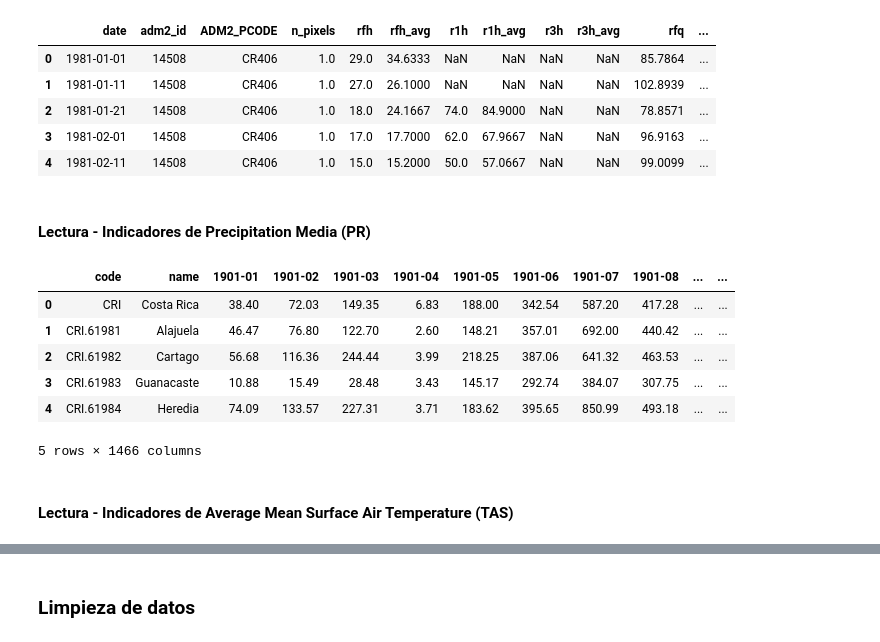
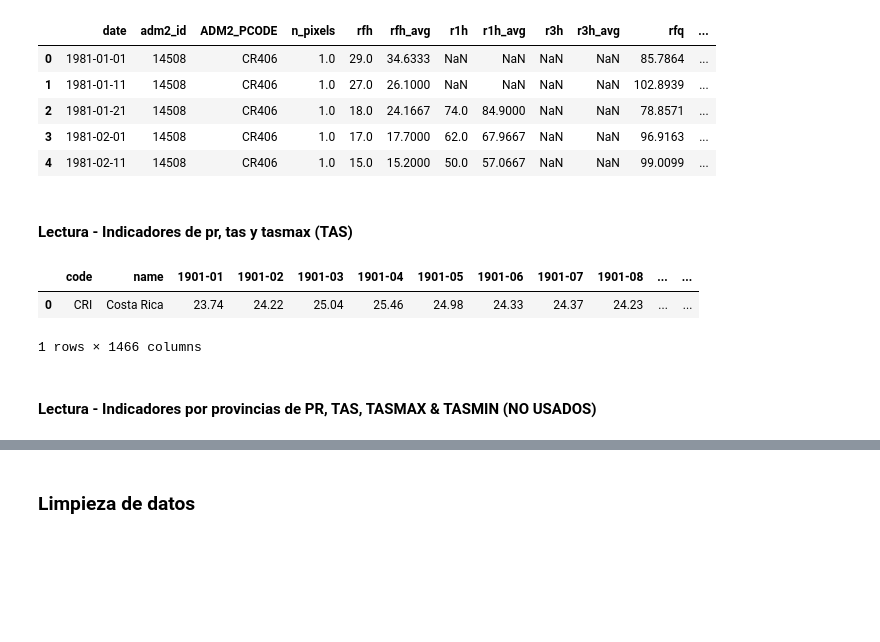
Before and after one commit to jalmengor/experimental-design-project, a Jupyter notebook: experimento.ipynb, the cells around one changed output, grey strips where cells are left out. Saved outputs shown, nothing was run; the diff lists cells and outputs as text; code cells hidden in the pictures; blank space fills up the shorter version.

Commit message:
limpieza de datos para el indicador tas

```diff
--- a/experimento.ipynb
+++ b/experimento.ipynb
@@ -124,21 +124,25 @@ df_rainfall_all.head()
 | 2 | 1981-01-21 | 14508 | CR406 | 1.0 | 18.0 | 24.1667 | 74.0 | 84.9000 | NaN | NaN | 78.8571 | ... |
 | 3 | 1981-02-01 | 14508 | CR406 | 1.0 | 17.0 | 17.7000 | 62.0 | 67.9667 | NaN | NaN | 96.9163 | ... |
 | 4 | 1981-02-11 | 14508 | CR406 | 1.0 | 15.0 | 15.2000 | 50.0 | 57.0667 | NaN | NaN | 99.0099 | ... |
+# %% [markdown]
+#### Lectura - Indicadores de pr, tas y tasmax (TAS)
+# %%
+# Indicadores pr, tas y tasmax para costa rica por mes y año
+# https://cckpapi.worldbank.org/cckp/v1/cru-x0.5_timeseries_pr,tas,tasmax_timeseries_annual,monthly_1901-2022_mean_historical_cru_ts4.07_mean/CRI?_format=json
+
+# Precipitation media (PR)
+# Average Mean Surface Air Temperature (TAS)
+# Average Maximum Surface Air Temperature (TASMAX)
+
+
+df_tas_annual_all = pd.read_excel('data/pr,tas,tasmax_timeseries_annual,monthly_1901-2022_mean_historical.xlsx', sheet_name='tas_annual')
+df_tas_monthly_all = pd.read_excel('data/pr,tas,tasmax_timeseries_annual,monthly_1901-2022_mean_historical.xlsx', sheet_name='tas_monthly')
+
+df_tas_annual_all.head()
+df_tas_monthly_all.head()
+# %% [output]
+|  | code | name | 1901-01 | 1901-02 | 1901-03 | 1901-04 | 1901-05 | 1901-06 | 1901-07 | 1901-08 | ... | ... |
+| 0 | CRI | Costa Rica | 23.74 | 24.22 | 25.04 | 25.46 | 24.98 | 24.33 | 24.37 | 24.23 | ... | ... |
+1 rows × 1466 columns
 # %% [markdown]
-#### Lectura - Indicadores de Precipitation Media (PR)
+#### Lectura - Indicadores por provincias de PR, TAS, TASMAX & TASMIN (NO USADOS)
-# %%
-# Indicadores de precipitation media (PR)
-# https://cckpapi.worldbank.org/cckp/v1/cru-x0.5_timeseries_pr_timeseries_monthly_1901-2022_mean_historical_cru_ts4.07_mean/CRI,CRI.61981,CRI.61982,CRI.61983,CRI.61984,CRI.61985,CRI.61986,CRI.61987?_format=json
-
-df_pr_all = pd.read_excel('data/pr_timeseries_monthly_1901-2022_mean_historical.xlsx', sheet_name='all')
-df_pr_all.head()
-# %% [output]
-|  | code | name | 1901-01 | 1901-02 | 1901-03 | 1901-04 | 1901-05 | 1901-06 | 1901-07 | 1901-08 | ... | ... |
-| 0 | CRI | Costa Rica | 38.40 | 72.03 | 149.35 | 6.83 | 188.00 | 342.54 | 587.20 | 417.28 | ... | ... |
-| 1 | CRI.61981 | Alajuela | 46.47 | 76.80 | 122.70 | 2.60 | 148.21 | 357.01 | 692.00 | 440.42 | ... | ... |
-| 2 | CRI.61982 | Cartago | 56.68 | 116.36 | 244.44 | 3.99 | 218.25 | 387.06 | 641.32 | 463.53 | ... | ... |
-| 3 | CRI.61983 | Guanacaste | 10.88 | 15.49 | 28.48 | 3.43 | 145.17 | 292.74 | 384.07 | 307.75 | ... | ... |
-| 4 | CRI.61984 | Heredia | 74.09 | 133.57 | 227.31 | 3.71 | 183.62 | 395.65 | 850.99 | 493.18 | ... | ... |
-5 rows × 1466 columns
-# %% [markdown]
-#### Lectura - Indicadores de Average Mean Surface Air Temperature (TAS)
```
Also changed, not shown: parts of 8 cells of this notebook, 1 other file.
